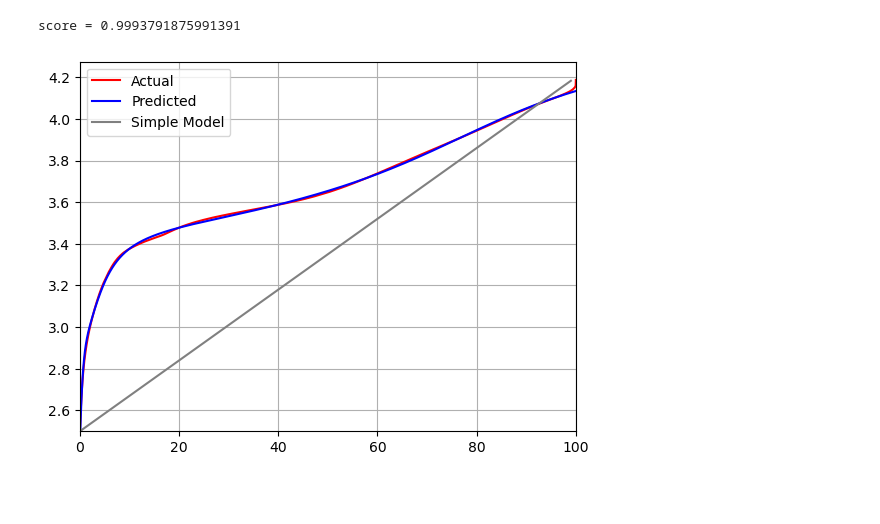
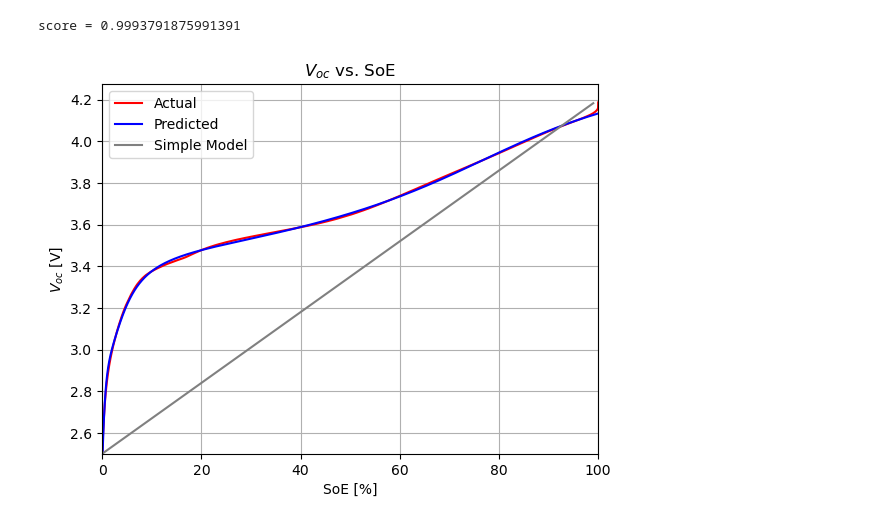
Before and after one commit to lemslemslems/cell_thermal_calculations, a Jupyter notebook: voc_soe_nonlinear_theory_test.ipynb, the cells around one changed output. Saved outputs shown, nothing was run; the diff lists cells and outputs as text; code cells hidden in the pictures; blank space fills up the shorter version.

Commit message:
added titles in the actual vs. predicted vs. simple model in nonlinear theory ipynb

```diff
--- a/voc_soe_nonlinear_theory_test.ipynb
+++ b/voc_soe_nonlinear_theory_test.ipynb
@@ -31,11 +31,14 @@ y_approx = gradient*x_approx + intercept
 # %%
 plt.plot(x_train,y_train, 'r', label = "Actual")
 plt.plot(x_train, y_pred, 'b', label = "Predicted")
 plt.plot(x_approx, y_approx, 'grey', label = "Simple Model")
+plt.title("$V_{oc}$ vs. SoE")
+plt.xlabel("SoE [%]")
+plt.ylabel("$V_{oc}$ [V]")
 plt.xlim(0,100)
 plt.ylim(bottom = 2.5)
 plt.grid(1)
 plt.legend()
 plt.show()
 # %% [output]
-[figure, old version]
+[figure, new version]
```
